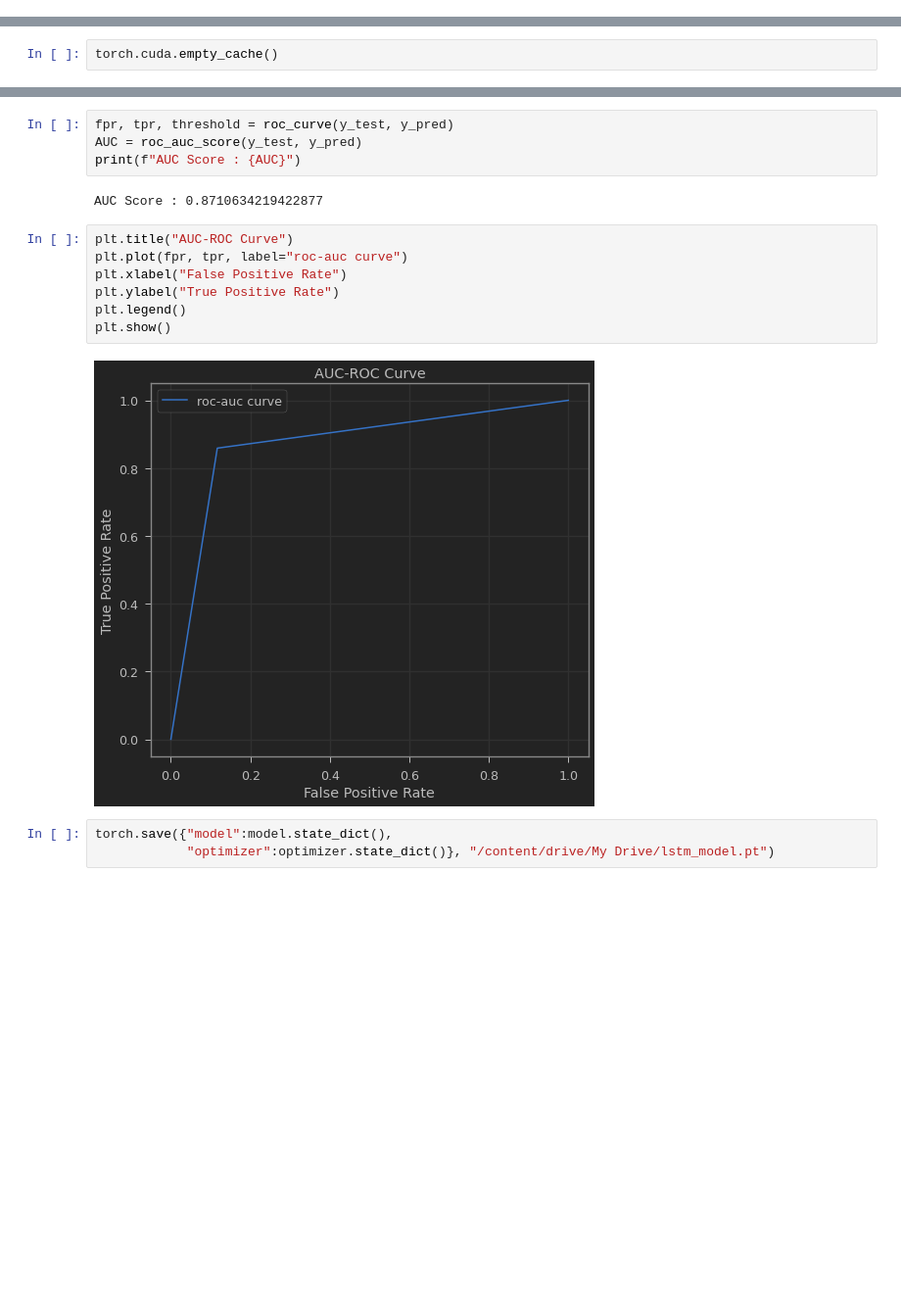
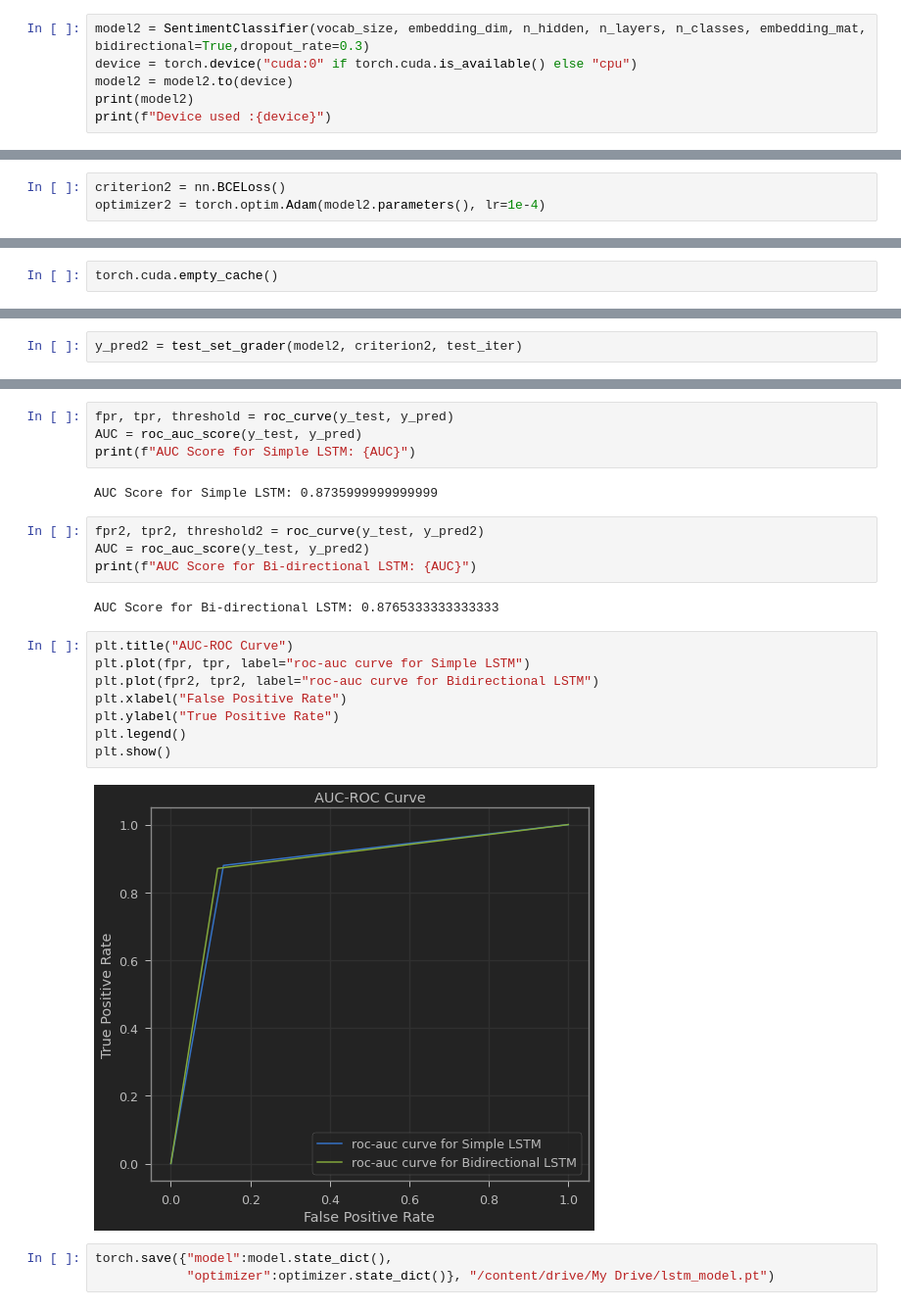
Before and after one commit to lucifermorningstar1305/nlp, a Jupyter notebook: 07_Sentiment_Classification_using_LSTM.ipynb, the cells around one changed output, grey strips where cells are left out. Shown at 98% size. Cells and saved outputs as stored; diff of their text form; blank space fills up the shorter version.

```diff
--- a/07_Sentiment_Classification_using_LSTM.ipynb
+++ b/07_Sentiment_Classification_using_LSTM.ipynb
@@ -350,3 +405,9 @@ SentimentClassifier(
   )
 )
 Device used :cuda:0
+# %%
+model2 = SentimentClassifier(vocab_size, embedding_dim, n_hidden, n_layers, n_classes, embedding_mat, bidirectional=True,dropout_rate=0.3)
+device = torch.device("cuda:0" if torch.cuda.is_available() else "cpu")
+model2 = model2.to(device)
+print(model2)
+print(f"Device used :{device}")
@@ -353,6 +432,9 @@ Device used :cuda:0
 # %%
 criterion = nn.BCELoss()
 optimizer = torch.optim.Adam(model.parameters(), lr=1e-4)
+# %%
+criterion2 = nn.BCELoss()
+optimizer2 = torch.optim.Adam(model2.parameters(), lr=1e-4)
 # %%
 def batch_gd(model, criterion, optimizer, train_iter, val_iter, epochs=20):
 
@@ -534,0 +646,2 @@ Test Loss : 0.3030034429642061 | Test Acc : 0.8710666666666668
+# %%
+y_pred2 = test_set_grader(model2, criterion2, test_iter)
@@ -555,18 +690,25 @@ weighted avg       0.87      0.87      0.87      7500
 # %%
 fpr, tpr, threshold = roc_curve(y_test, y_pred)
 AUC = roc_auc_score(y_test, y_pred)
-print(f"AUC Score : {AUC}")
+print(f"AUC Score for Simple LSTM: {AUC}")
 # %% [output]
-AUC Score : 0.8710634219422877
+AUC Score for Simple LSTM: 0.8735999999999999
+# %%
+fpr2, tpr2, threshold2 = roc_curve(y_test, y_pred2)
+AUC = roc_auc_score(y_test, y_pred2)
+print(f"AUC Score for Bi-directional LSTM: {AUC}")
+# %% [output]
+AUC Score for Bi-directional LSTM: 0.8765333333333333
 # %%
 plt.title("AUC-ROC Curve")
-plt.plot(fpr, tpr, label="roc-auc curve")
+plt.plot(fpr, tpr, label="roc-auc curve for Simple LSTM")
+plt.plot(fpr2, tpr2, label="roc-auc curve for Bidirectional LSTM")
 plt.xlabel("False Positive Rate")
 plt.ylabel("True Positive Rate")
 plt.legend()
 plt.show()
 # %% [output]
-[figure, old version]
+[figure, new version]
 # %%
 torch.save({"model":model.state_dict(),
             "optimizer":optimizer.state_dict()}, "/content/drive/My Drive/lstm_model.pt")
```
Also changed, not shown: parts of 22 cells of this notebook.
